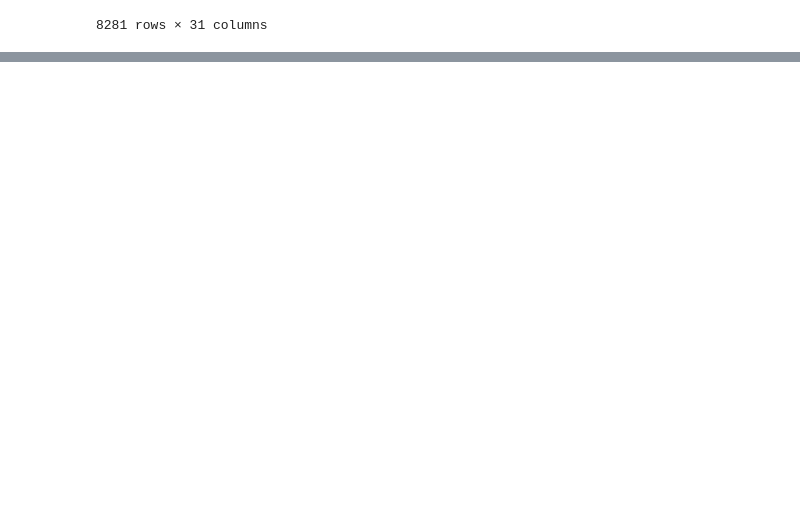
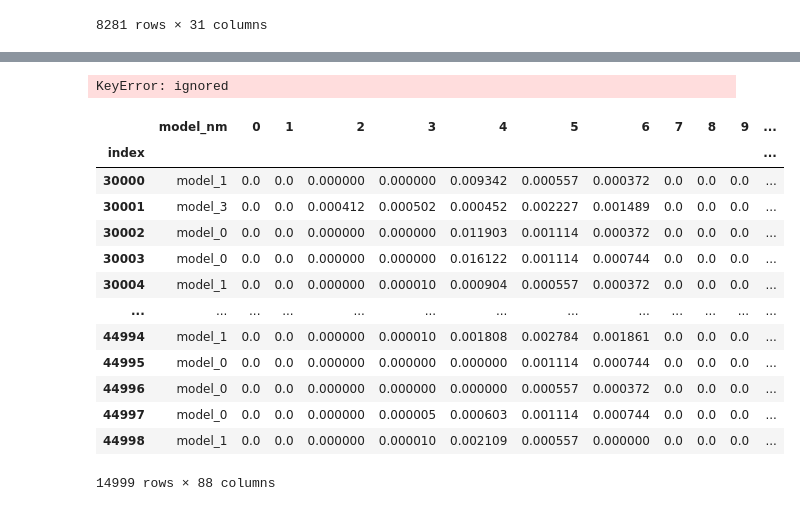
Before and after one commit to chojaeyoon/404, a Jupyter notebook: Auto_ML_with_EDA_data.ipynb, the cells around one changed output, grey strips where cells are left out. Cells and saved outputs as stored; diff of their text form; code cells hidden in the pictures; blank space fills up the shorter version.

```diff
--- a/Auto_ML_with_EDA_data.ipynb
+++ b/Auto_ML_with_EDA_data.ipynb
@@ -168,8 +168,8 @@ scaler = MinMaxScaler()
 test_qui_frq = test_qui_frq.astype(str)
 train_qui_frq = train_qui_frq.astype(str)
 # %%
-testset = pd.concat([test_err3, test_err_42_counts, test_err_sum_byday, test_qui_sum_byday], axis = 1)
-trainset = pd.concat([train_err3, train_err_42_counts, train_err_sum_byday, train_qui_sum_byday], axis = 1)
+testset = pd.concat([test_err3, test_err_42_counts,  test_qui_sum_byday], axis = 1) #test_err_sum_byday,
+trainset = pd.concat([train_err3, train_err_42_counts, train_qui_sum_byday], axis = 1) #train_err_sum_byday
 testset = testset.fillna(0)
 trainset = trainset.fillna(0)
 trainset.iloc[:,1:] = scaler.fit_transform(trainset.iloc[:,1:])
@@ -206,0 +207,2 @@ X
+# %%
+val = list(trainset2.columns)
@@ -206,0 +213,4 @@ X
+# %%
+nots = ['q7_1', 'q7_2', 'q8_1', 'q8_2', 'q9_1', 'q9_2', 'q12_1', 'q12_2']
+
+val2 = [x for x in val if x not in nots]
@@ -207,3 +239,25 @@ X
 # %%
 testset2.set_index('index', inplace = True)
+# %% [output]
+KeyError: ignored
+# %%
+val2.remove('TARGET')
+# %%
+testset2 = testset2[val2]
+testset2
+# %% [output]
+|  | model_nm | 0 | 1 | 2 | 3 | 4 | 5 | 6 | 7 | 8 | 9 | ... |
+| index |  |  |  |  |  |  |  |  |  |  |  | ... |
+| 30000 | model_1 | 0.0 | 0.0 | 0.000000 | 0.000000 | 0.009342 | 0.000557 | 0.000372 | 0.0 | 0.0 | 0.0 | ... |
+| 30001 | model_3 | 0.0 | 0.0 | 0.000412 | 0.000502 | 0.000452 | 0.002227 | 0.001489 | 0.0 | 0.0 | 0.0 | ... |
+| 30002 | model_0 | 0.0 | 0.0 | 0.000000 | 0.000000 | 0.011903 | 0.001114 | 0.000372 | 0.0 | 0.0 | 0.0 | ... |
+| 30003 | model_0 | 0.0 | 0.0 | 0.000000 | 0.000000 | 0.016122 | 0.001114 | 0.000744 | 0.0 | 0.0 | 0.0 | ... |
+| 30004 | model_1 | 0.0 | 0.0 | 0.000000 | 0.000010 | 0.000904 | 0.000557 | 0.000372 | 0.0 | 0.0 | 0.0 | ... |
+| ... | ... | ... | ... | ... | ... | ... | ... | ... | ... | ... | ... | ... |
+| 44994 | model_1 | 0.0 | 0.0 | 0.000000 | 0.000010 | 0.001808 | 0.002784 | 0.001861 | 0.0 | 0.0 | 0.0 | ... |
+| 44995 | model_0 | 0.0 | 0.0 | 0.000000 | 0.000000 | 0.000000 | 0.001114 | 0.000744 | 0.0 | 0.0 | 0.0 | ... |
+| 44996 | model_0 | 0.0 | 0.0 | 0.000000 | 0.000000 | 0.000000 | 0.000557 | 0.000372 | 0.0 | 0.0 | 0.0 | ... |
+| 44997 | model_0 | 0.0 | 0.0 | 0.000000 | 0.000005 | 0.000603 | 0.001114 | 0.000744 | 0.0 | 0.0 | 0.0 | ... |
+| 44998 | model_1 | 0.0 | 0.0 | 0.000000 | 0.000010 | 0.002109 | 0.000557 | 0.000000 | 0.0 | 0.0 | 0.0 | ... |
+14999 rows × 88 columns
 # %%
```
Also changed, not shown: parts of 16 cells of this notebook, 6 other files.
